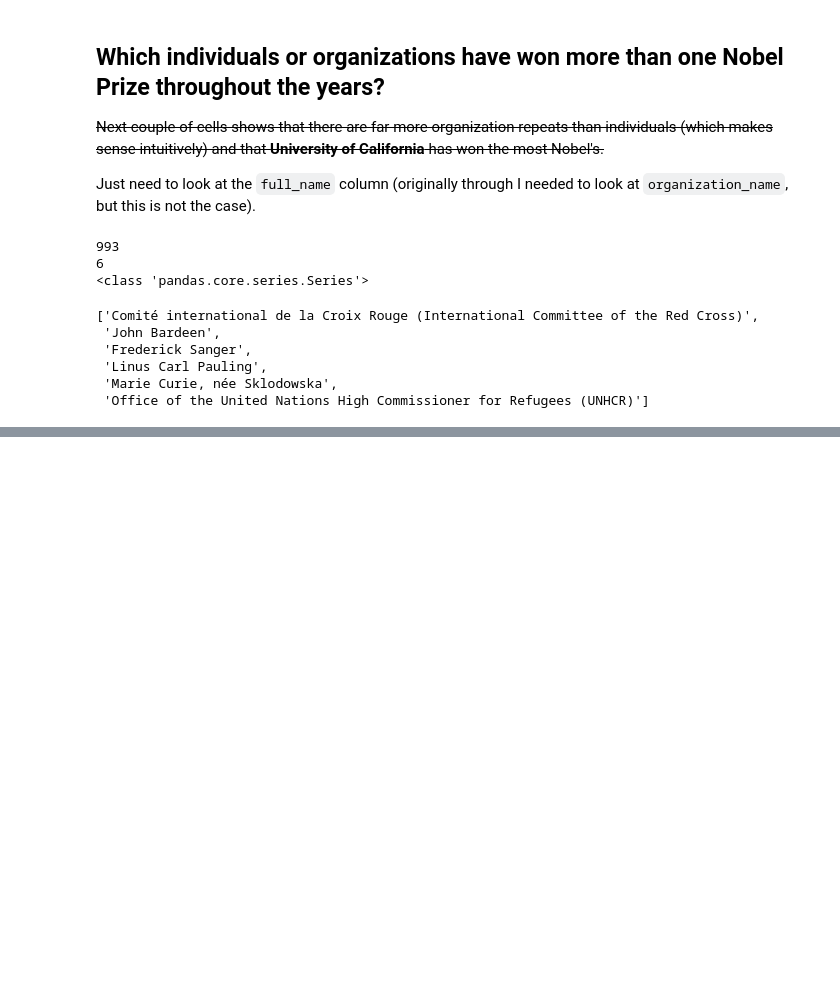
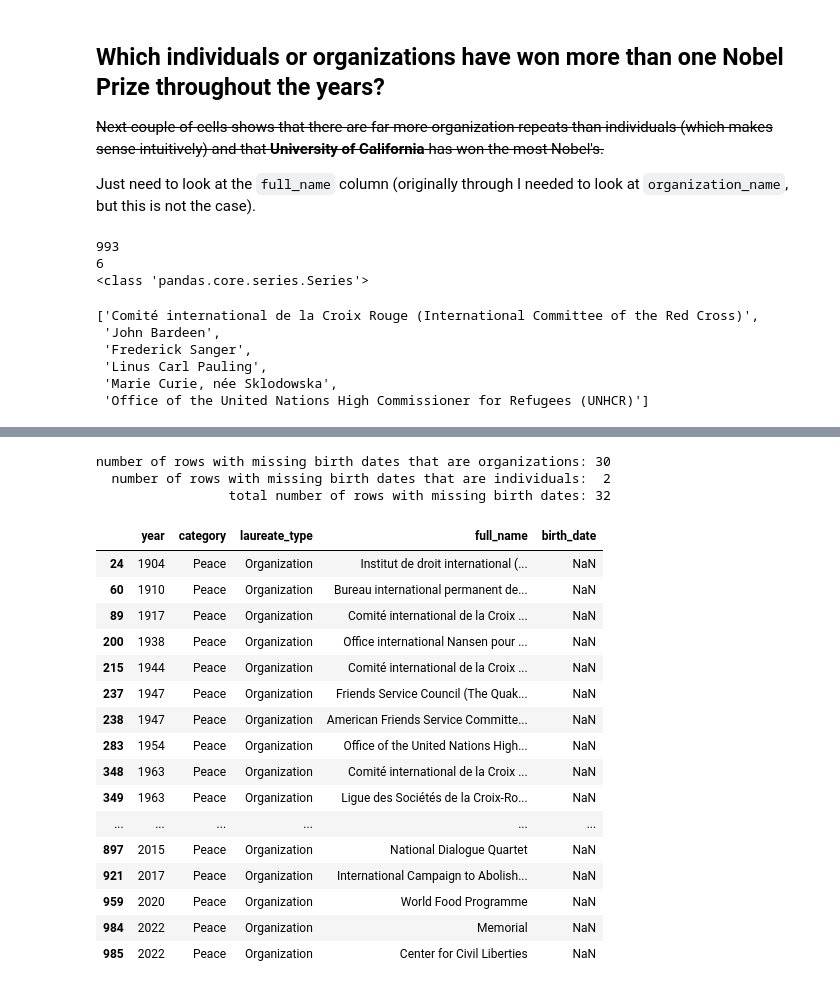
Before and after one commit to MichaelSzczepaniak/DSPortfolio, a Jupyter notebook: Nobel_Winners/NobelWinners.ipynb, the cells around one changed output, grey strips where cells are left out. Cells and saved outputs as stored; diff of their text form; code cells hidden in the pictures; blank space fills up the shorter version.

```diff
--- a/Nobel_Winners/NobelWinners.ipynb
+++ b/Nobel_Winners/NobelWinners.ipynb
@@ -665,0 +691,33 @@ References:
+# %%
+from datetime import datetime, timedelta
+
+# any missing birth dates?
+missing_birth_dates = df_nobel['birth_date'].isnull()
+df_missing_bdate = df_nobel[missing_birth_dates]
+df_missing_bd_org = df_missing_bdate.loc[df_missing_bdate['laureate_type'] == 'Organization']
+df_missing_bd_ind = df_missing_bdate.loc[df_missing_bdate['laureate_type'] == 'Individual']
+print(f"number of rows with missing birth dates that are organizations: {df_missing_bd_org.shape[0]}")
+print(f"  number of rows with missing birth dates that are individuals:  {df_missing_bd_ind.shape[0]}")
+print(f"                 total number of rows with missing birth dates: {df_missing_bdate.shape[0]}")
+df_missing_bdate[['year', 'category', 'laureate_type', 'full_name', 'birth_date']]
+# %% [output]
+number of rows with missing birth dates that are organizations: 30
+  number of rows with missing birth dates that are individuals:  2
+                 total number of rows with missing birth dates: 32
+|  | year | category | laureate_type | full_name | birth_date |
+| 24 | 1904 | Peace | Organization | Institut de droit international (... | NaN |
+| 60 | 1910 | Peace | Organization | Bureau international permanent de... | NaN |
+| 89 | 1917 | Peace | Organization | Comité international de la Croix ... | NaN |
+| 200 | 1938 | Peace | Organization | Office international Nansen pour ... | NaN |
+| 215 | 1944 | Peace | Organization | Comité international de la Croix ... | NaN |
+| 237 | 1947 | Peace | Organization | Friends Service Council (The Quak... | NaN |
+| 238 | 1947 | Peace | Organization | American Friends Service Committe... | NaN |
+| 283 | 1954 | Peace | Organization | Office of the United Nations High... | NaN |
+| 348 | 1963 | Peace | Organization | Comité international de la Croix ... | NaN |
+| 349 | 1963 | Peace | Organization | Ligue des Sociétés de la Croix-Ro... | NaN |
+| ... | ... | ... | ... | ... | ... |
+| 897 | 2015 | Peace | Organization | National Dialogue Quartet | NaN |
+| 921 | 2017 | Peace | Organization | International Campaign to Abolish... | NaN |
+| 959 | 2020 | Peace | Organization | World Food Programme | NaN |
+| 984 | 2022 | Peace | Organization | Memorial | NaN |
+| 985 | 2022 | Peace | Organization | Center for Civil Liberties | NaN |
```
Also changed, not shown: parts of 4 cells of this notebook.
